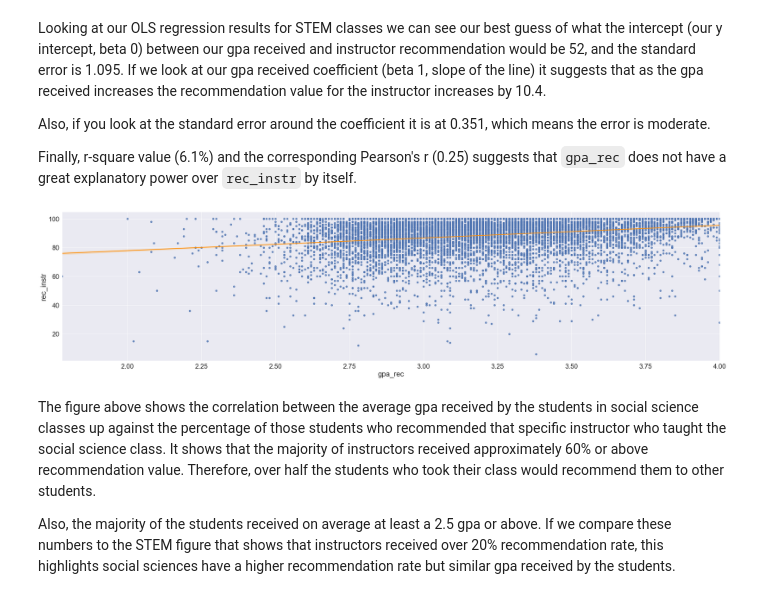
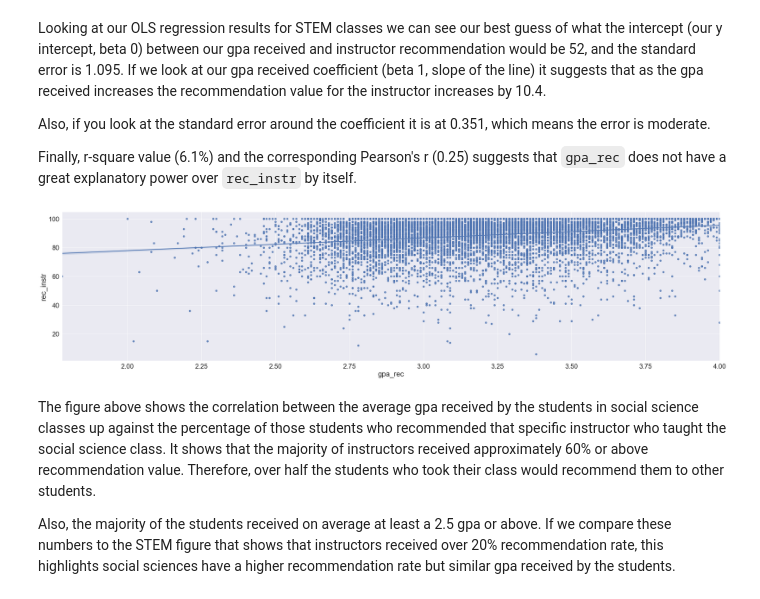
Before and after one commit to p-ghag/DataScience, a Jupyter notebook: FinalProject_group046.ipynb, the cells around one changed output. Cells and saved outputs as stored; diff of their text form; code cells hidden in the pictures.

```diff
--- a/FinalProject_group046.ipynb
+++ b/FinalProject_group046.ipynb
@@ -559,10 +559,9 @@ Also, if you look at the standard error around the coefficient it is at 0.351, w
 Finally, r-square value (6.1%) and the corresponding Pearson's r (0.25) suggests that `gpa_rec` does not have a great explanatory power over `rec_instr` by itself.
 # %%
 # Check the correlation between gpa_rec and rec_instr for social science classes
-plot2 = sns.lmplot(x='gpa_rec', y='rec_instr', data=cape_social_sci, line_kws={'color': 'darkorange'},
-                   fit_reg=True, height = 8, aspect = 4)
+plot2 = sns.lmplot(x='gpa_rec', y='rec_instr', data=cape_social_sci, fit_reg=True, height = 8, aspect = 4)
 # %% [output]
-[figure, old version]
+[figure, new version]
 # %% [markdown]
 The figure above shows the correlation between the average gpa received by the students in social science classes up against the percentage of those students who recommended that specific instructor who taught the social science class. It shows that the majority of instructors received approximately 60% or above recommendation value. Therefore, over half the students who took their class would recommend them to other students.
 
```
Also changed, not shown: parts of 11 cells of this notebook.
